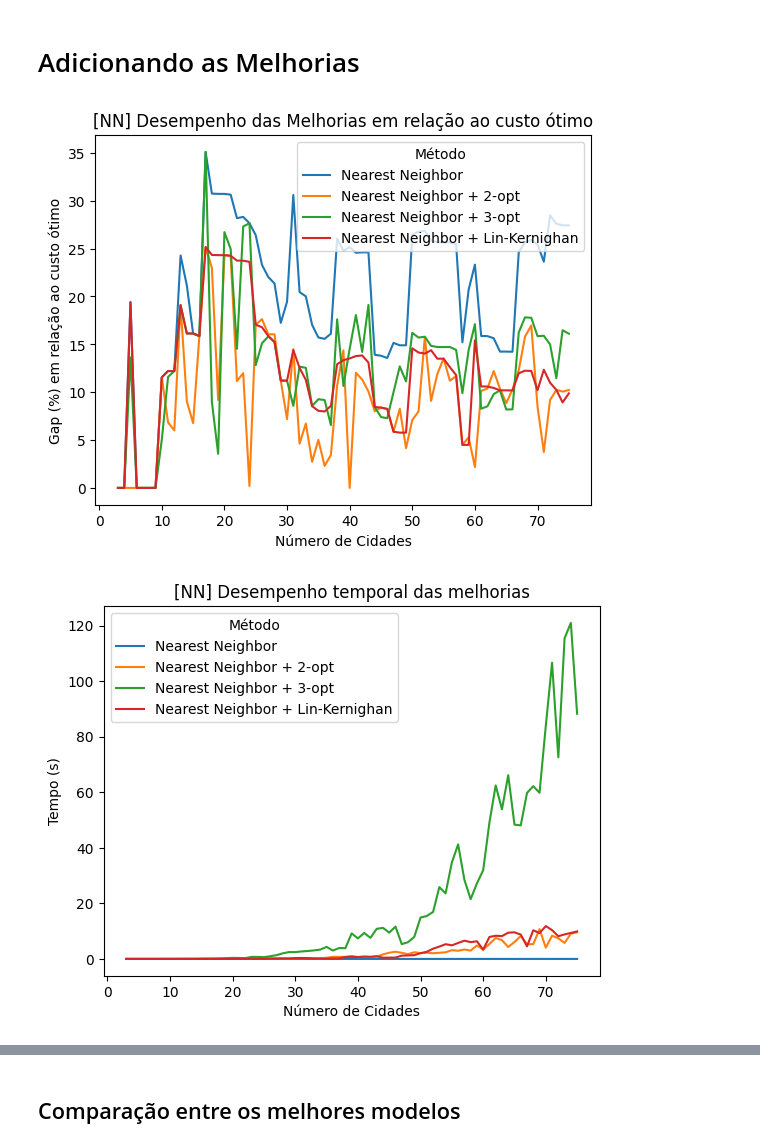
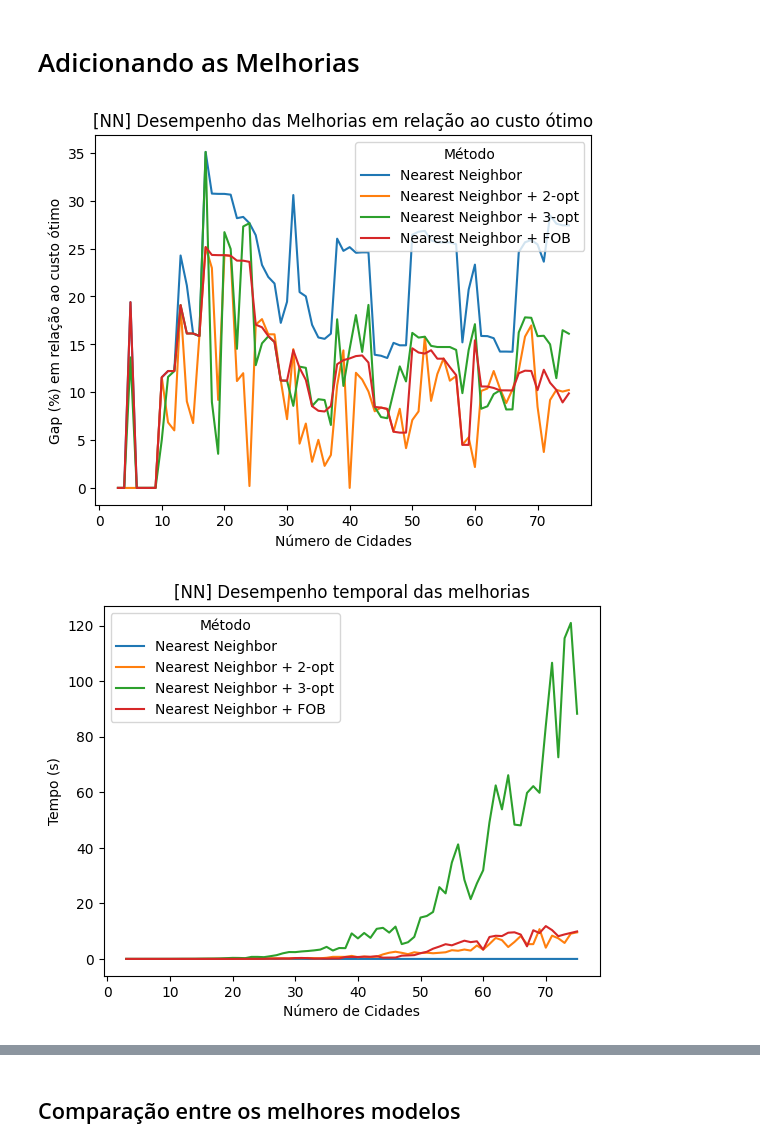
Before and after one commit to AlexandreBJunqueira/heuristics, a Jupyter notebook: analise.ipynb, the cells around one changed output, grey strips where cells are left out. Saved outputs shown, nothing was run; the diff lists cells and outputs as text; code cells hidden in the pictures.

```diff
--- a/analise.ipynb
+++ b/analise.ipynb
@@ -93,13 +93,14 @@ plt.show()
 # Adicionando as Melhorias
 # %%
 df_nn= df[df['Método'].isin(['Nearest Neighbor', "Nearest Neighbor + 2-opt", "Nearest Neighbor + 3-opt", "Nearest Neighbor + Lin-Kernighan"])]
+df_nn.loc[df_nn["Método"] == "Nearest Neighbor + Lin-Kernighan", "Método"] = "Nearest Neighbor + FOB"
 sns.lineplot(data=df_nn, x='n', y='Gap (%)', hue='Método')
 plt.ylabel('Gap (%) em relação ao custo ótimo')
 plt.xlabel('Número de Cidades')
 plt.title('[NN] Desempenho das Melhorias em relação ao custo ótimo')
 plt.show()
 # %% [output]
-[figure, old version]
+[figure, new version]
 # %%
 sns.lineplot(data=df_nn, x='n', y='Tempo (s)', hue='Método')
 plt.ylabel('Tempo (s)')
@@ -107,6 +108,6 @@ plt.xlabel('Número de Cidades')
 plt.title('[NN] Desempenho temporal das melhorias')
 plt.show()
 # %% [output]
-[figure, old version]
+[figure, new version]
 # %%
 df_ci= df[df['Método'].isin(['Cheapest Insertion', "Cheapest Insertion + 2-opt", "Cheapest Insertion + 3-opt", "Cheapest Insertion + Lin-Kernighan"])]
```
Also changed, not shown: parts of 14 cells of this notebook, 1 other file.
